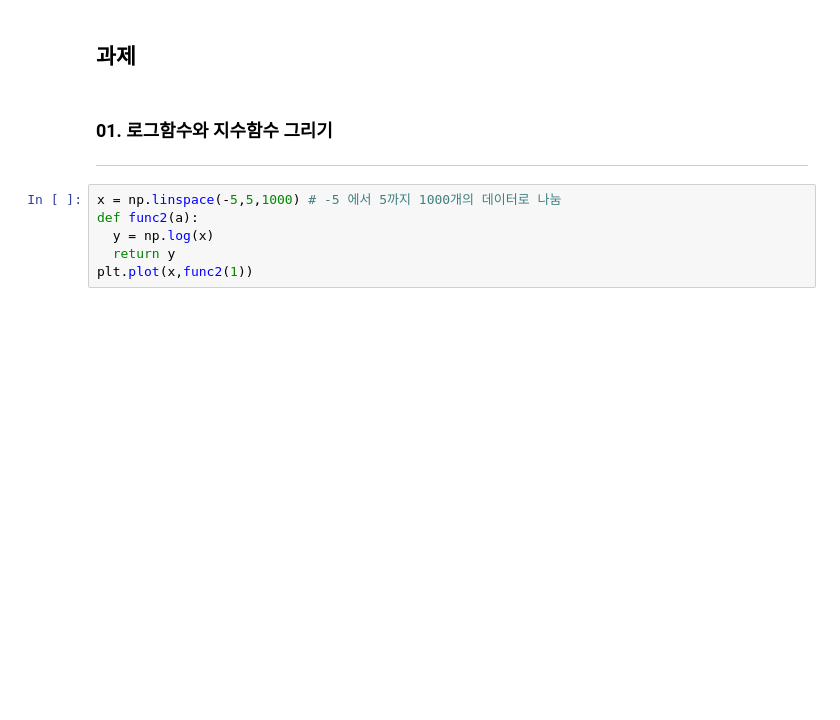
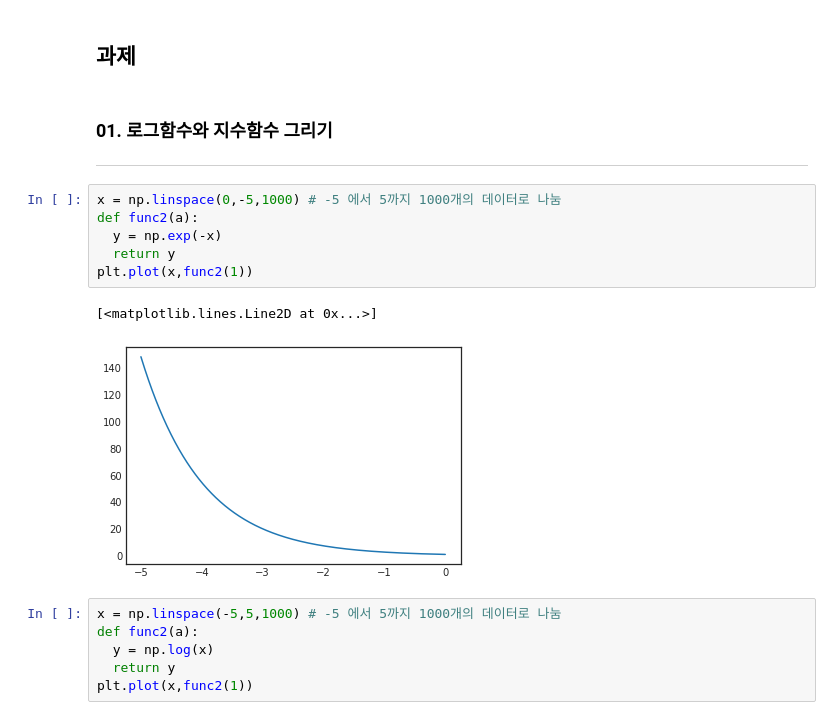
Before and after one commit to LeeHuiJong/DataAnalysis_ML, a Jupyter notebook: ch02_02_선그래프.ipynb, the cells around one changed output. Saved outputs shown, nothing was run; the diff lists cells and outputs as text; blank space fills up the shorter version.

```diff
--- a/ch02_02_선그래프.ipynb
+++ b/ch02_02_선그래프.ipynb
@@ -212,6 +212,15 @@ plt.plot(t,s3)
 # %% [markdown]
 ### **01. 로그함수와 지수함수 그리기**
 ---
+# %%
+x = np.linspace(0,-5,1000) # -5 에서 5까지 1000개의 데이터로 나눔
+def func2(a):
+  y = np.exp(-x)
+  return y
+plt.plot(x,func2(1))
+# %% [output]
+[<matplotlib.lines.Line2D at 0x...>]
+[figure, added]
 # %%
 x = np.linspace(-5,5,1000) # -5 에서 5까지 1000개의 데이터로 나눔
 def func2(a):
```
Also changed, not shown: parts of 4 cells of this notebook.
